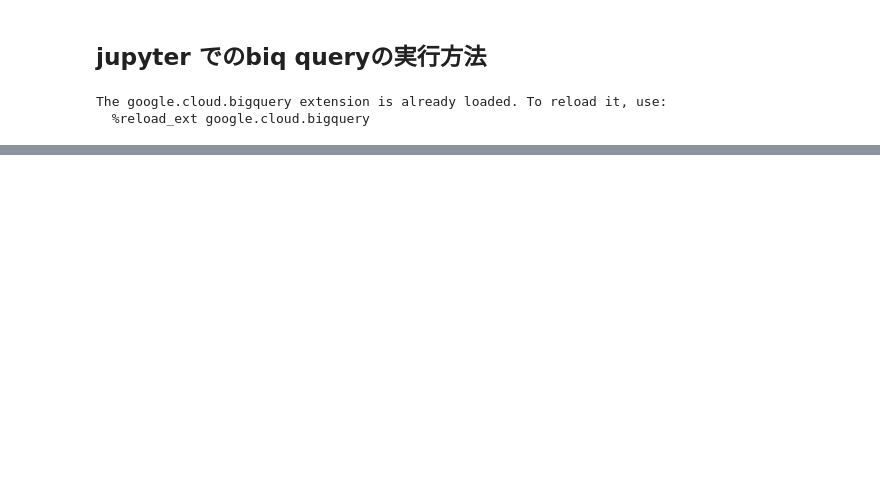
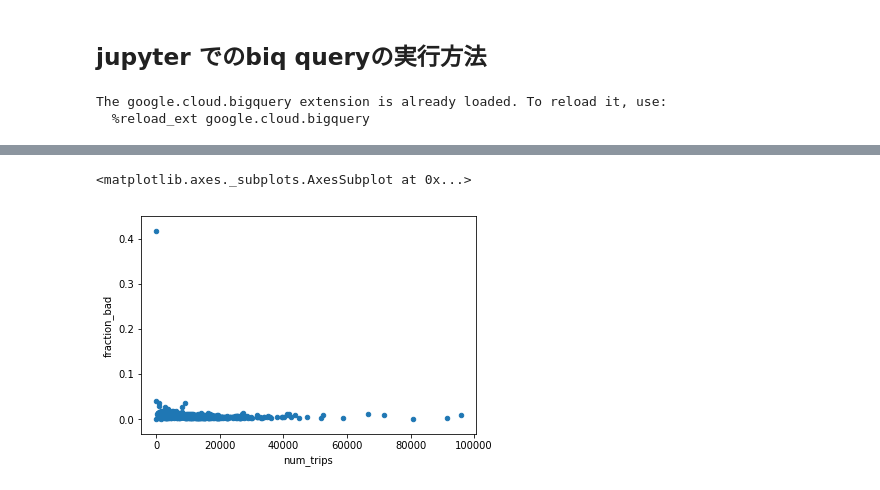
Before and after one commit to hiroaki8388/gcp, a Jupyter notebook: bq-definitive-guide/Ch5/Ch5.ipynb, the cells around one changed output, grey strips where cells are left out. Saved outputs shown, nothing was run; the diff lists cells and outputs as text; code cells hidden in the pictures; blank space fills up the shorter version.

```diff
--- a/bq-definitive-guide/Ch5/Ch5.ipynb
+++ b/bq-definitive-guide/Ch5/Ch5.ipynb
@@ -46,0 +235,5 @@ limit 5
+# %%
+badtrips.plot.scatter('num_trips', 'fraction_bad')
+# %% [output]
+<matplotlib.axes._subplots.AxesSubplot at 0x...>
+[figure, added]
```
Also changed, not shown: parts of 42 cells of this notebook.
